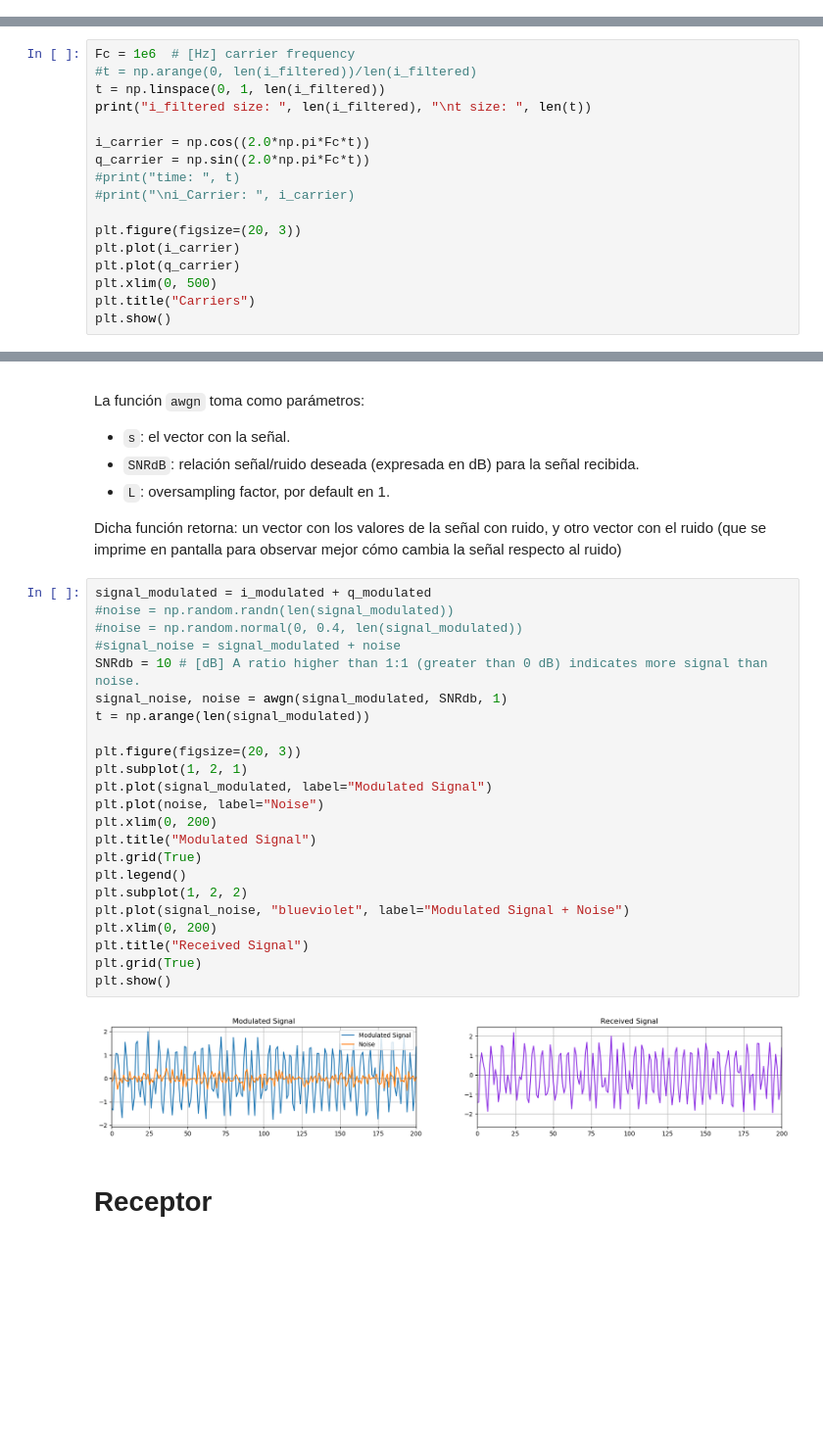
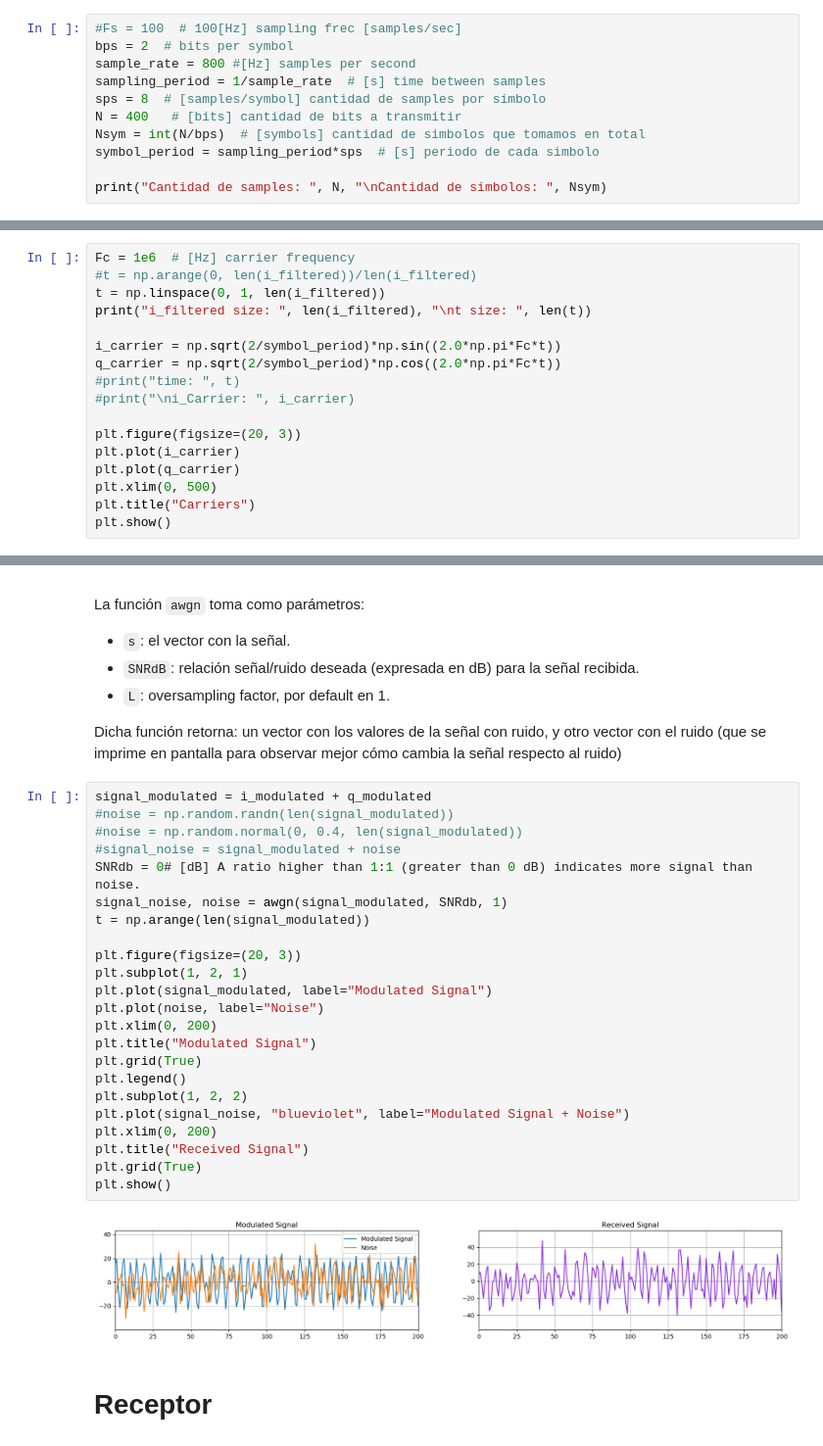
Before and after one commit to sofia-am/QPSK-8PSK-Simulation, a Jupyter notebook: notebook/QPSKmodem.ipynb, the cells around one changed output, grey strips where cells are left out. Shown at 98% size. Cells and saved outputs as stored; diff of their text form; blank space fills up the shorter version.

```diff
--- a/notebook/QPSKmodem.ipynb
+++ b/notebook/QPSKmodem.ipynb
@@ -42,3 +42,14 @@ $\frac{samples}{second} \times \frac{symbols}{sample} \times \frac{bits}{symbol}
 
 - Sample: es el resultado de muestrear una señal continua en el tiempo obteniendo una representación discreta de la misma. El teorema de Nyquist-Shannon nos dice que la frecuencia de muestreo debe ser de, al menos, el doble de la frecuencia de la señal muestreada para que dicha señal pueda ser reconstruida.
 - Simbolo: es una forma de onda, un estado o una condición del canal de comunicación que persiste en un periodo fijo de tiempo. Un transmisor envía simbolos a una tasa conocida, y el receptor tiene el trabajo de detectar la secuencia de símbolos con el objetivo de reconstruir la información.
+# %%
+#Fs = 100  # 100[Hz] sampling frec [samples/sec]
+bps = 2  # bits per symbol
+sample_rate = 800 #[Hz] samples per second
+sampling_period = 1/sample_rate  # [s] time between samples
+sps = 8  # [samples/symbol] cantidad de samples por simbolo
+N = 400   # [bits] cantidad de bits a transmitir
+Nsym = int(N/bps)  # [symbols] cantidad de simbolos que tomamos en total
+symbol_period = sampling_period*sps  # [s] periodo de cada simbolo
+
+print("Cantidad de samples: ", N, "\nCantidad de simbolos: ", Nsym)
@@ -213,8 +215,8 @@ Fc = 1e6  # [Hz] carrier frequency
 t = np.linspace(0, 1, len(i_filtered))
 print("i_filtered size: ", len(i_filtered), "\nt size: ", len(t))
 
-i_carrier = np.cos((2.0*np.pi*Fc*t))
-q_carrier = np.sin((2.0*np.pi*Fc*t))
+i_carrier = np.sqrt(2/symbol_period)*np.sin((2.0*np.pi*Fc*t))
+q_carrier = np.sqrt(2/symbol_period)*np.cos((2.0*np.pi*Fc*t))
 #print("time: ", t)
 #print("\ni_Carrier: ", i_carrier)
 
@@ -289,28 +291,28 @@ Dicha función retorna: un vector con los valores de la señal con ruido, y otro
 # %%
 signal_modulated = i_modulated + q_modulated
 #noise = np.random.randn(len(signal_modulated))
 #noise = np.random.normal(0, 0.4, len(signal_modulated))
 #signal_noise = signal_modulated + noise
-SNRdb = 10 # [dB] A ratio higher than 1:1 (greater than 0 dB) indicates more signal than noise.
+SNRdb = 0# [dB] A ratio higher than 1:1 (greater than 0 dB) indicates more signal than noise.
 signal_noise, noise = awgn(signal_modulated, SNRdb, 1)
 t = np.arange(len(signal_modulated))
 
 plt.figure(figsize=(20, 3))
 plt.subplot(1, 2, 1)
 plt.plot(signal_modulated, label="Modulated Signal")
 plt.plot(noise, label="Noise")
 plt.xlim(0, 200)
 plt.title("Modulated Signal")
 plt.grid(True)
 plt.legend()
 plt.subplot(1, 2, 2)
 plt.plot(signal_noise, "blueviolet", label="Modulated Signal + Noise")
 plt.xlim(0, 200)
 plt.title("Received Signal")
 plt.grid(True)
 plt.show()
 # %% [output]
-[figure, old version]
+[figure, new version]
 # %% [markdown]
 # Receptor
 # %%
```
Also changed, not shown: parts of 14 cells of this notebook.
